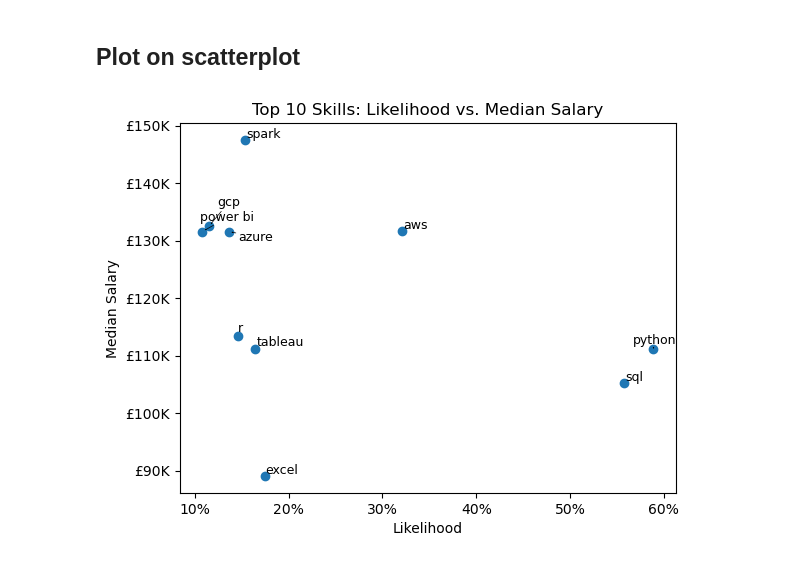
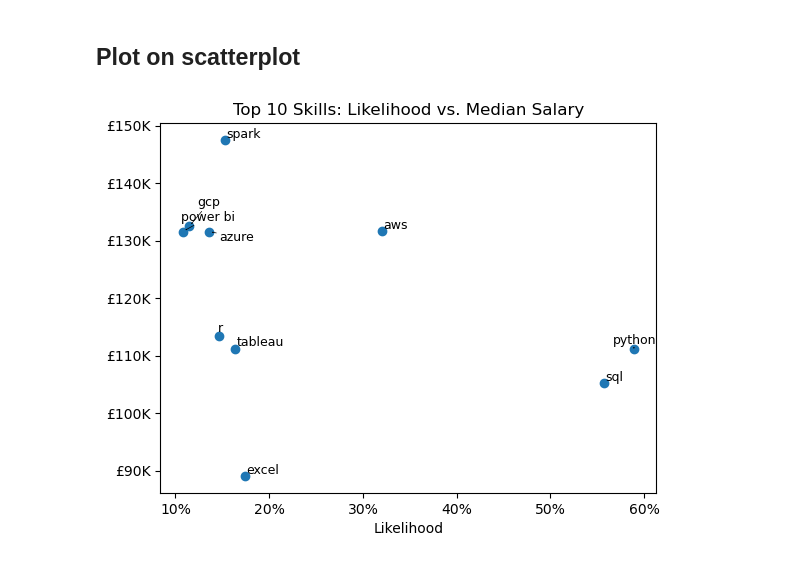
Before and after one commit to Mizan95/Project_Data_Analysis, a Jupyter notebook: 5_Best_Skills.ipynb, the cells around one changed output. Saved outputs shown, nothing was run; the diff lists cells and outputs as text; code cells hidden in the pictures.

```diff
--- a/5_Best_Skills.ipynb
+++ b/5_Best_Skills.ipynb
@@ -128,35 +127,33 @@ plt.scatter(df_top_10["percentage"], df_top_10["median"])
 # Format X and Y axis ticks
 ax = plt.gca() # Get current axes
 
 # Format Y-axis to £K
 ax.yaxis.set_major_formatter(mtick.FuncFormatter(pounds_k))
 
 # Format X-axis to %
 ax.xaxis.set_major_formatter(mtick.PercentFormatter(xmax=100, decimals=0))
 
 # Add data labels from the df_UK_top_skills dataframe
 texts = [] # initialise empty list
-
 for skill, row in df_top_10.iterrows():
     # Append each text object to the list
     texts.append(
         plt.text(
             x=row["percentage"],
             y=row["median"],
             s=skill,
             fontsize=9
         )
     )
 
 # Add arrows and ensure data labels do not overlap each other
 # This is using adjust_text module
 adjust_text(
     texts,
-    arrowprops=dict(arrowstyle="->", color='black', lw=0.5) # Adds a clean pointer line if text moves too far
+    arrowprops=dict(arrowstyle="->", color='black', lw=0.5) # Adds a pointer line if text moves too far
 )
 
 plt.title("Top 10 Skills: Likelihood vs. Median Salary")
-plt.xlabel("Likelihood")
-plt.ylabel("Median Salary");
+plt.xlabel("Likelihood");
 # %% [output]
-[figure, old version]
+[figure, new version]
```
Also changed, not shown: parts of 1 cell of this notebook, 1 other file.
